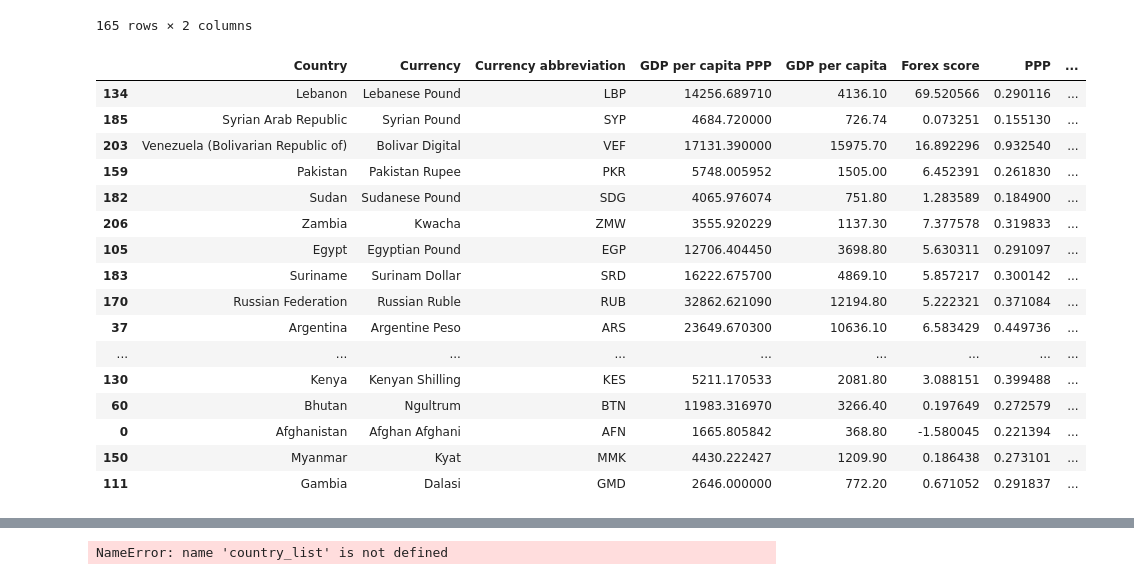
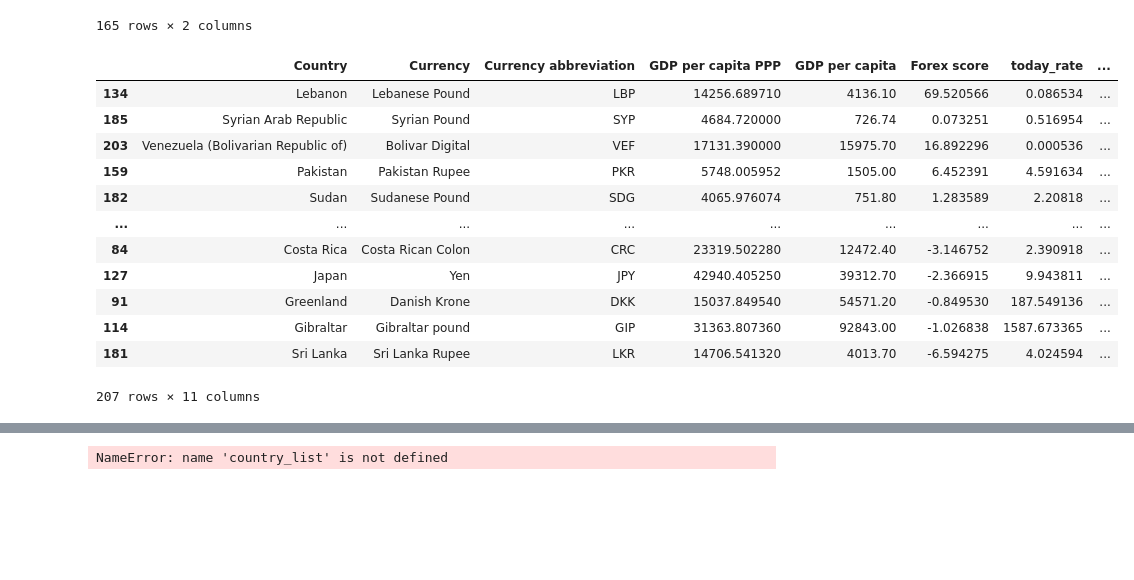
Before and after one commit to 9907daniel/Givplus, a Jupyter notebook: forex_score_calculation/forex.ipynb, the cells around one changed output, grey strips where cells are left out. Cells and saved outputs as stored; diff of their text form; code cells hidden in the pictures; blank space fills up the shorter version.

Commit message:
added coffee and id

```diff
--- a/forex_score_calculation/forex.ipynb
+++ b/forex_score_calculation/forex.ipynb
@@ -287,30 +287,37 @@ forex_score
 | 164 | LKR | -6.594275 |
 165 rows × 2 columns
 # %%
+today_rate = KRW_data.iloc[-1]
+
 currency_code = pd.read_csv("currency_code.csv")
 
 currency_code = currency_code.merge(forex_score, how = "inner")
+currency_code["today_rate"] = today_rate[currency_code["Currency abbreviation"]].values
 
 currency_code["PPP"] =  currency_code["GDP per capita"] / currency_code["GDP per capita PPP"]
+
+ppp = currency_code["PPP"].loc[currency_code["Currency abbreviation"] == "KRW"].values
+
+currency_code["coffee"] = ppp / currency_code["PPP"]
+
 currency_code["Final score"] = (1/currency_code["PPP"])*0.3+ (np.sqrt(currency_code["Forex score"] + abs(min(currency_code["Forex score"]))))*0.7
 
+currency_code['id'] = currency_code.index
+
 final_score = currency_code.sort_values(by = ["Final score"], ascending = False)
-final_score.head(20)
+
+final_score
 # %% [output]
-|  | Country | Currency | Currency abbreviation | GDP per capita PPP | GDP per capita | Forex score | PPP | ... |
-| 134 | Lebanon | Lebanese Pound | LBP | 14256.689710 | 4136.10 | 69.520566 | 0.290116 | ... |
-| 185 | Syrian Arab Republic | Syrian Pound | SYP | 4684.720000 | 726.74 | 0.073251 | 0.155130 | ... |
-| 203 | Venezuela (Bolivarian Republic of) | Bolivar Digital | VEF | 17131.390000 | 15975.70 | 16.892296 | 0.932540 | ... |
-| 159 | Pakistan | Pakistan Rupee | PKR | 5748.005952 | 1505.00 | 6.452391 | 0.261830 | ... |
-| 182 | Sudan | Sudanese Pound | SDG | 4065.976074 | 751.80 | 1.283589 | 0.184900 | ... |
-| 206 | Zambia | Kwacha | ZMW | 3555.920229 | 1137.30 | 7.377578 | 0.319833 | ... |
-| 105 | Egypt | Egyptian Pound | EGP | 12706.404450 | 3698.80 | 5.630311 | 0.291097 | ... |
-| 183 | Suriname | Surinam Dollar | SRD | 16222.675700 | 4869.10 | 5.857217 | 0.300142 | ... |
-| 170 | Russian Federation | Russian Ruble | RUB | 32862.621090 | 12194.80 | 5.222321 | 0.371084 | ... |
-| 37 | Argentina | Argentine Peso | ARS | 23649.670300 | 10636.10 | 6.583429 | 0.449736 | ... |
+|  | Country | Currency | Currency abbreviation | GDP per capita PPP | GDP per capita | Forex score | today_rate | ... |
+| 134 | Lebanon | Lebanese Pound | LBP | 14256.689710 | 4136.10 | 69.520566 | 0.086534 | ... |
+| 185 | Syrian Arab Republic | Syrian Pound | SYP | 4684.720000 | 726.74 | 0.073251 | 0.516954 | ... |
+| 203 | Venezuela (Bolivarian Republic of) | Bolivar Digital | VEF | 17131.390000 | 15975.70 | 16.892296 | 0.000536 | ... |
+| 159 | Pakistan | Pakistan Rupee | PKR | 5748.005952 | 1505.00 | 6.452391 | 4.591634 | ... |
+| 182 | Sudan | Sudanese Pound | SDG | 4065.976074 | 751.80 | 1.283589 | 2.20818 | ... |
 | ... | ... | ... | ... | ... | ... | ... | ... | ... |
-| 130 | Kenya | Kenyan Shilling | KES | 5211.170533 | 2081.80 | 3.088151 | 0.399488 | ... |
-| 60 | Bhutan | Ngultrum | BTN | 11983.316970 | 3266.40 | 0.197649 | 0.272579 | ... |
-| 0 | Afghanistan | Afghan Afghani | AFN | 1665.805842 | 368.80 | -1.580045 | 0.221394 | ... |
-| 150 | Myanmar | Kyat | MMK | 4430.222427 | 1209.90 | 0.186438 | 0.273101 | ... |
-| 111 | Gambia | Dalasi | GMD | 2646.000000 | 772.20 | 0.671052 | 0.291837 | ... |
+| 84 | Costa Rica | Costa Rican Colon | CRC | 23319.502280 | 12472.40 | -3.146752 | 2.390918 | ... |
+| 127 | Japan | Yen | JPY | 42940.405250 | 39312.70 | -2.366915 | 9.943811 | ... |
+| 91 | Greenland | Danish Krone | DKK | 15037.849540 | 54571.20 | -0.849530 | 187.549136 | ... |
+| 114 | Gibraltar | Gibraltar pound | GIP | 31363.807360 | 92843.00 | -1.026838 | 1587.673365 | ... |
+| 181 | Sri Lanka | Sri Lanka Rupee | LKR | 14706.541320 | 4013.70 | -6.594275 | 4.024594 | ... |
+207 rows × 11 columns
```
Also changed, not shown: parts of 4 cells of this notebook, 5 other files.
